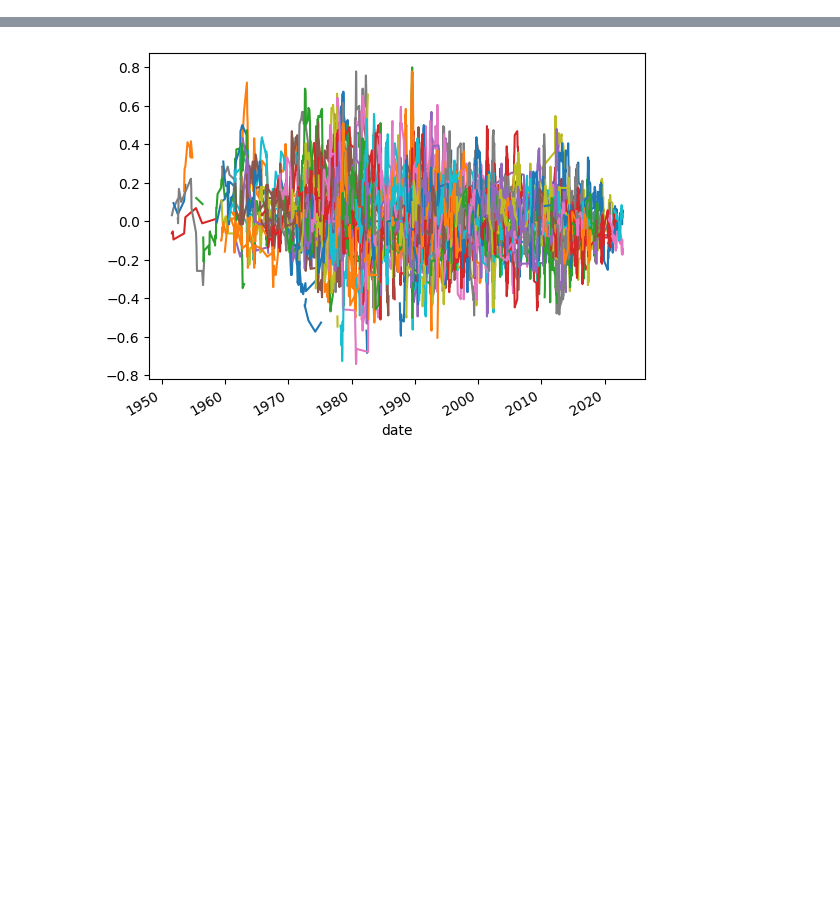
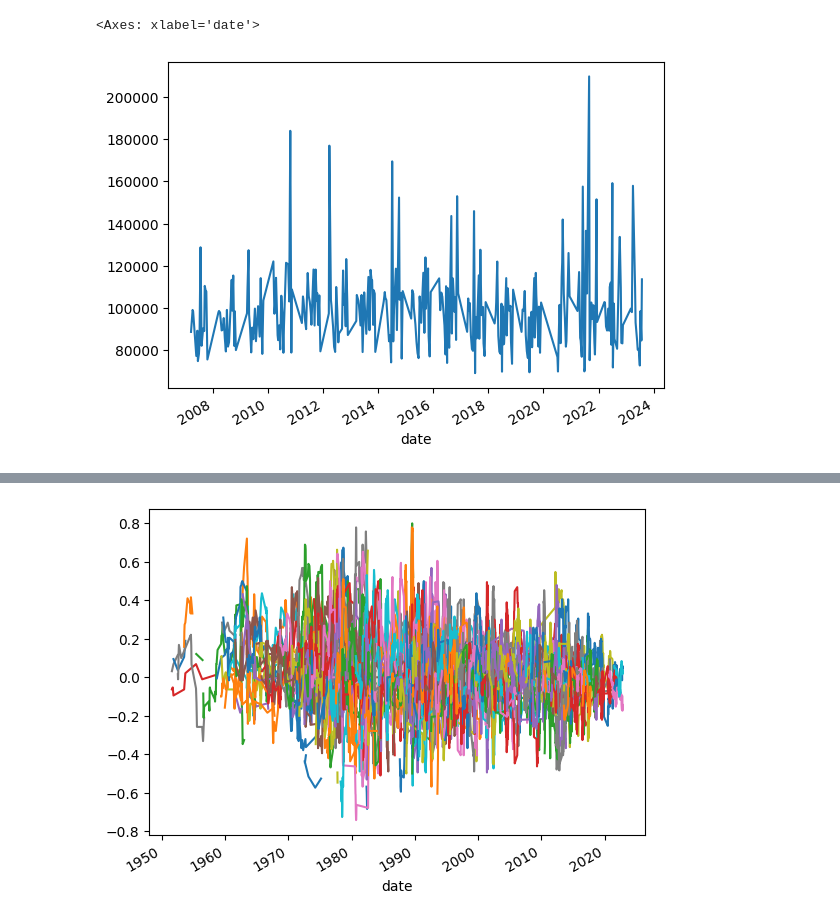
Before and after one commit to CemreSuler/F1_Data_Wrangling, a Jupyter notebook: main.ipynb, the cells around one changed output, grey strips where cells are left out. Saved outputs shown, nothing was run; the diff lists cells and outputs as text; code cells hidden in the pictures; blank space fills up the shorter version.

```diff
--- a/main.ipynb
+++ b/main.ipynb
@@ -143,0 +173,10 @@ driver_list = list(results_df["driverId"].unique())
+# %%
+# Generates a graph with laptimes over some drivers whole career
+# Not really interesting data, but graph is used for testing the change from race ID to date
+lap_times_df = raceId_to_date(lap_times_df)
+lap_times_df[lap_times_df["driverId"] == 1].groupby("date")[
+    "milliseconds"
+].mean().plot()
+# %% [output]
+<Axes: xlabel='date'>
+[figure, added]
```
Also changed, not shown: parts of 27 cells of this notebook, 5 other files.
